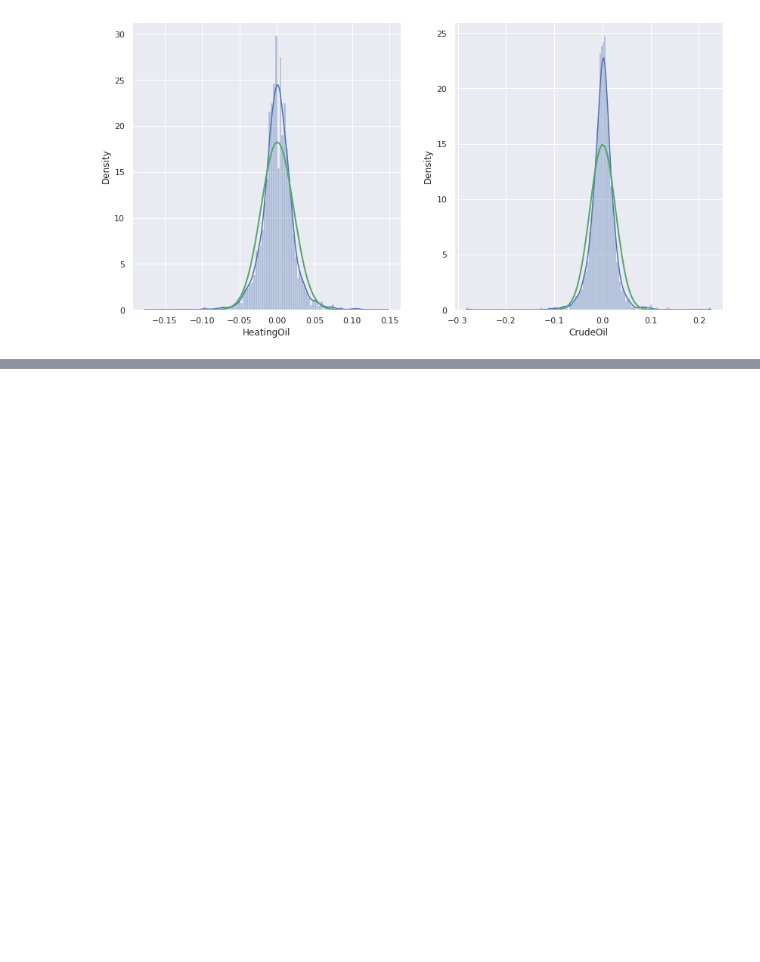
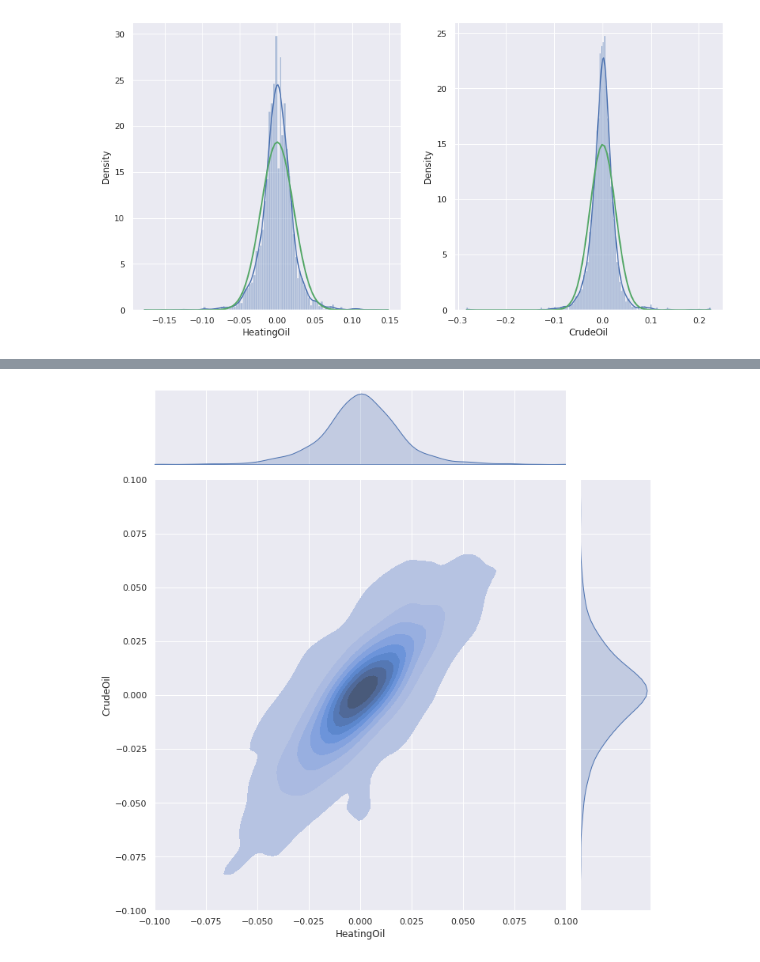
Before and after one commit to PiotMik/spread-options, a Jupyter notebook: Copulas.ipynb, the cells around one changed output, grey strips where cells are left out. Drawn from its saved outputs; the diff is of its cells as text; code cells hidden in the pictures; blank space fills up the shorter version.

```diff
--- a/Copulas.ipynb
+++ b/Copulas.ipynb
@@ -102,0 +122,8 @@ plot_norm_fit(ax[1], logrets_df.CrudeOil)
+# %%
+_=sns.jointplot(
+    data=logrets_df,
+    x="HeatingOil", y="CrudeOil",
+    height=10, kind="kde",
+    fill=True, xlim=(-0.1, 0.1), ylim=(-0.1, 0.1))
+# %% [output]
+[figure, added]
```
Also changed, not shown: parts of 2 cells of this notebook.
